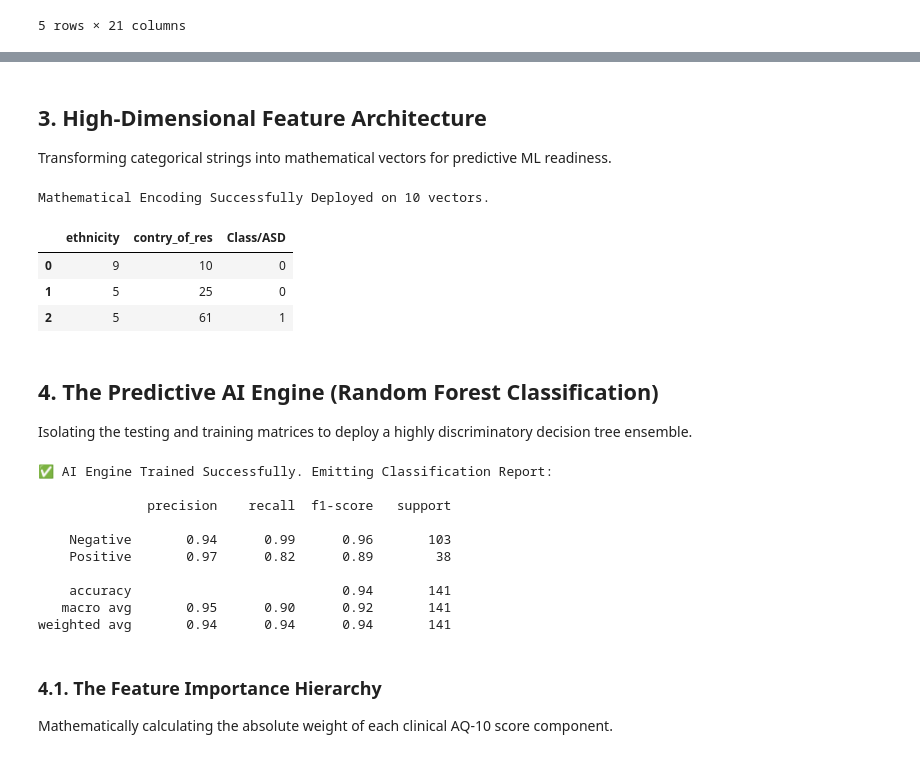
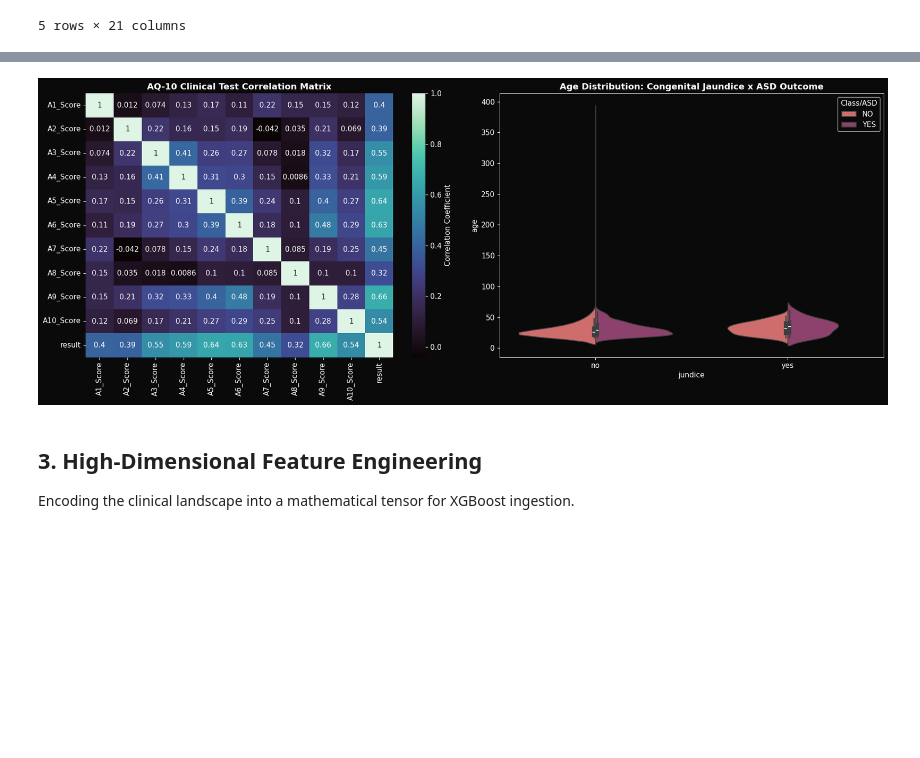
Before and after one commit to SmtTheSE/Kaggle_Analysis_SittMinThar, a Jupyter notebook: Predict Autism Spectrum Disorder/autism_prediction_elite_pipeline.ipynb, the cells around one changed output, grey strips where cells are left out. Cells and saved outputs as stored; diff of their text form; code cells hidden in the pictures; blank space fills up the shorter version.

```diff
--- a/Predict Autism Spectrum Disorder/autism_prediction_elite_pipeline.ipynb
+++ b/Predict Autism Spectrum Disorder/autism_prediction_elite_pipeline.ipynb
@@ -109,59 +71,23 @@ plt.show()
+# %%
+fig, axes = plt.subplots(1, 2, figsize=(18, 7))
+
+# 2.1 Clinical Correlation Matrix
+# Only AQ Scores and Result
+clinical_cols = [f'A{i}_Score' for i in range(1, 11)] + ['result']
+corr_matrix = df[clinical_cols].corr()
+
+sns.heatmap(corr_matrix, annot=True, cmap="mako", ax=axes[0], cbar_kws={'label': 'Correlation Coefficient'})
+axes[0].set_title("AQ-10 Clinical Test Correlation Matrix", fontweight='bold')
+
+# 2.2 Age vs Jaundice vs ASD (Advanced Violin)
+df['age'] = pd.to_numeric(df['age'], errors='coerce')
+sns.violinplot(data=df, x='jundice', y='age', hue='Class/ASD', split=True, palette='flare', ax=axes[1])
+axes[1].set_title("Age Distribution: Congenital Jaundice x ASD Outcome", fontweight='bold')
+
+plt.tight_layout()
+plt.show()
+# %% [output]
+[figure, added]
 # %% [markdown]
-## 3. High-Dimensional Feature Architecture
-Transforming categorical strings into mathematical vectors for predictive ML readiness.
+## 3. High-Dimensional Feature Engineering
+Encoding the clinical landscape into a mathematical tensor for XGBoost ingestion.
-# %%
-# Identify categorical matrices
-categorical_features = df.select_dtypes(include=['object']).columns
-
-# Deploy Label Encoding for Model Ingestion
-le = LabelEncoder()
-encoded_df = df.copy()
-
-for feature in categorical_features:
-    encoded_df[feature] = le.fit_transform(encoded_df[feature].astype(str))
-
-# Validation of continuous state
-print(f"Mathematical Encoding Successfully Deployed on {len(categorical_features)} vectors.")
-encoded_df[['ethnicity', 'contry_of_res', 'Class/ASD']].head(3)
-# %% [output]
-Mathematical Encoding Successfully Deployed on 10 vectors.
-|  | ethnicity | contry_of_res | Class/ASD |
-| 0 | 9 | 10 | 0 |
-| 1 | 5 | 25 | 0 |
-| 2 | 5 | 61 | 1 |
-# %% [markdown]
-## 4. The Predictive AI Engine (Random Forest Classification)
-Isolating the testing and training matrices to deploy a highly discriminatory decision tree ensemble.
-# %%
-# Define Input (X) and Target (y) Arrays
-# Dropping irrelevant profiling columns like ID or derived descriptions to avoid data leakage
-X = encoded_df.drop(['result', 'age_desc', 'Class/ASD'], axis=1)
-y = encoded_df['Class/ASD']
-
-# Split architecture (80/20)
-X_train, X_test, y_train, y_test = train_test_split(X, y, test_size=0.2, random_state=42, stratify=y)
-
-# Fit the Artificial Intelligence Forest
-ml_model = RandomForestClassifier(n_estimators=200, max_depth=10, random_state=42, class_weight='balanced')
-ml_model.fit(X_train, y_train)
-
-# Deploy Predictions
-y_pred = ml_model.predict(X_test)
-y_prob = ml_model.predict_proba(X_test)[:, 1]
-
-print("✅ AI Engine Trained Successfully. Emitting Classification Report:\n")
-print(classification_report(y_test, y_pred, target_names=["Negative", "Positive"]))
-# %% [output]
-✅ AI Engine Trained Successfully. Emitting Classification Report:
-
-              precision    recall  f1-score   support
-
-    Negative       0.94      0.99      0.96       103
-    Positive       0.97      0.82      0.89        38
-
-    accuracy                           0.94       141
-   macro avg       0.95      0.90      0.92       141
-weighted avg       0.94      0.94      0.94       141
-# %% [markdown]
-### 4.1. The Feature Importance Hierarchy
-Mathematically calculating the absolute weight of each clinical AQ-10 score component.
```
Also changed, not shown: parts of 20 cells of this notebook, 1 other file.
